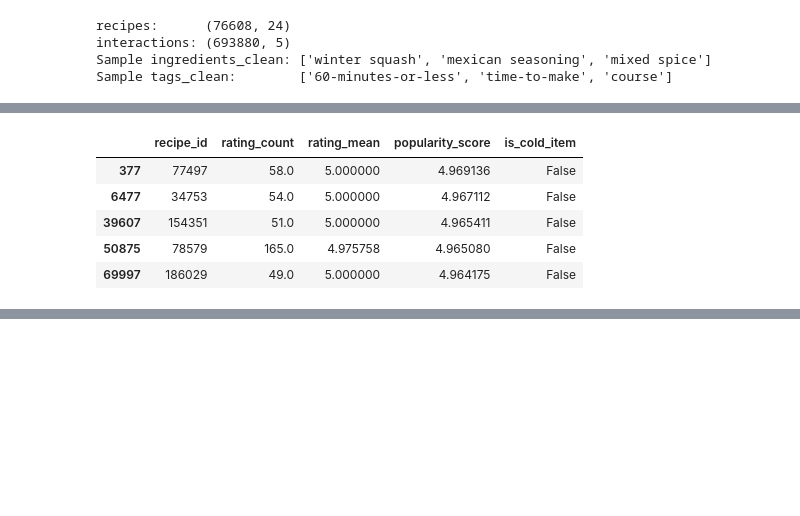
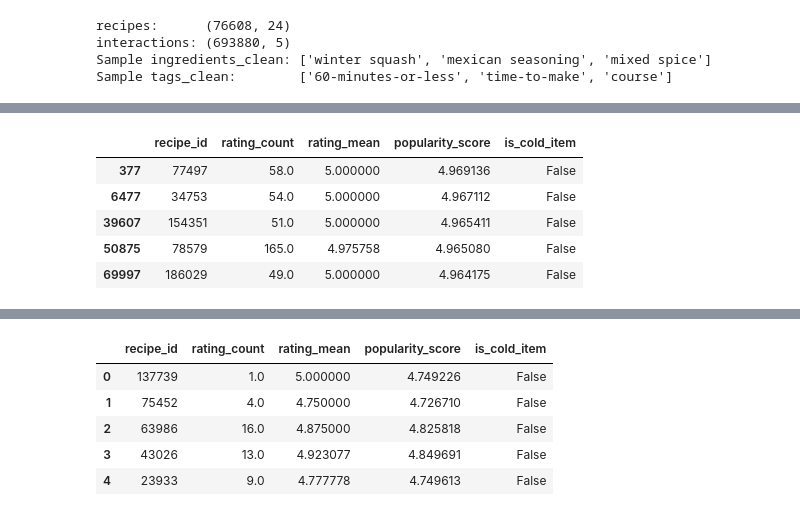
Before and after one commit to PH31M/Food-RecommendationSystem, a Jupyter notebook: notebooks/03_data_feature_engineering.ipynb, the cells around one changed output, grey strips where cells are left out. Saved outputs shown, nothing was run; the diff lists cells and outputs as text; code cells hidden in the pictures; blank space fills up the shorter version.

Commit message:
Revert "Merge branch 'khoi41326' into Minh"
This reverts commit 7d08196f0766f45ae392cb716328005244aa7d47, reversing
changes made to 080f79286692d77f1433b966a4f2de16e49d2955.

```diff
--- a/notebooks/03_data_feature_engineering.ipynb
+++ b/notebooks/03_data_feature_engineering.ipynb
@@ -353,13 +552,28 @@ fallback: 4.71 ['preparation', 'time-to-make', 'course']
 | 3 | 1676 | 4.500000 | 16 | 2002-07-24 | 2010-04-23 | warm | [main-ingredient, preparation, ti... |
 | 4 | 1773 | 4.000000 | 3 | 2000-03-13 | 2001-01-29 | cold | [weeknight, time-to-make, course] |
 # %%
-# Popularity tu train: dem rating, trung binh, score Bayesian, cold item
+# Cell J - Recipe Popularity Features
+# Mục tiêu:
+# - rating_count
+# - rating_mean
+# - popularity_score (Bayesian smoothing)
+# - is_cold_item flag
 
+
+#  1. Recipe rating statistics
 recipe_stats = (
-    train_interactions.groupby("recipe_id")
-    .agg(rating_count=("rating", "count"), rating_mean=("rating", "mean"))
+    train_interactions
+    .groupby("recipe_id")
+    .agg(
+        rating_count=("rating", "count"),
+        rating_mean=("rating", "mean")
+    )
     .reset_index()
 )
+
+
+#  2. Merge với danh sách recipes
+# đảm bảo mọi recipe đều có record (kể cả chưa có rating)
 
 popularity_features = (
     df_recipes[["id"]]
@@ -367,22 +581,67 @@ popularity_features = (
     .merge(recipe_stats, on="recipe_id", how="left")
 )
 
+
+#  3. Fill missing values
 popularity_features["rating_count"] = popularity_features["rating_count"].fillna(0)
 popularity_features["rating_mean"] = popularity_features["rating_mean"].fillna(0)
 
-C = train_interactions["rating"].mean()
+
+#  4. Global statistics
+global_mean_rating = train_interactions["rating"].mean()
+
+# chọn m = percentile 75 của rating_count
 m = recipe_stats["rating_count"].quantile(0.75)
 
+print(f"Global mean rating (C): {global_mean_rating:.3f}")
+print(f"Minimum votes threshold (m): {m:.1f}")
+
+
+#  5. Bayesian popularity score
 v = popularity_features["rating_count"]
 R = popularity_features["rating_mean"]
-popularity_features["popularity_score"] = (v / (v + m)) * R + (m / (v + m)) * C
+C = global_mean_rating
+
+popularity_features["popularity_score"] = (
+    (v / (v + m)) * R +
+    (m / (v + m)) * C
+)
+
+
+#  6. Cold item flag
 popularity_features["is_cold_item"] = popularity_features["rating_count"] == 0
 
+
+# 7. Final schema
 popularity_features = popularity_features[
-    ["recipe_id", "rating_count", "rating_mean", "popularity_score", "is_cold_item"]
+    [
+        "recipe_id",
+        "rating_count",
+        "rating_mean",
+        "popularity_score",
+        "is_cold_item"
+    ]
 ]
 
-print("C =", round(C, 3), "| m =", round(m, 2))
-print("shape:", popularity_features.shape, "| cold:", int(popularity_features["is_cold_item"].sum()))
-display(popularity_features.sort_values("popularity_score", ascending=False).head())
+
+# 8. Sanity checks
+print("\nPopularity features summary:")
+print(f"Total recipes: {len(popularity_features):,}")
+
+print(f"Cold items: {popularity_features['is_cold_item'].sum():,}")
+
+print("\nScore distribution:")
+print(popularity_features["popularity_score"].describe())
+
+
+print("\nTop popular recipes:")
+display(
+    popularity_features
+    .sort_values("popularity_score", ascending=False)
+    .head()
+)
+
+
+print("\nSample:")
+display(popularity_features.head())
 # %% [output]
@@ -397 +674,7 @@ shape: (76608, 5) | cold: 4395
+|  | recipe_id | rating_count | rating_mean | popularity_score | is_cold_item |
+| 0 | 137739 | 1.0 | 5.000000 | 4.749226 | False |
+| 1 | 75452 | 4.0 | 4.750000 | 4.726710 | False |
+| 2 | 63986 | 16.0 | 4.875000 | 4.825818 | False |
+| 3 | 43026 | 13.0 | 4.923077 | 4.849691 | False |
+| 4 | 23933 | 9.0 | 4.777778 | 4.749613 | False |
 # %%
```
Also changed, not shown: parts of 11 cells of this notebook, 4 other files.
